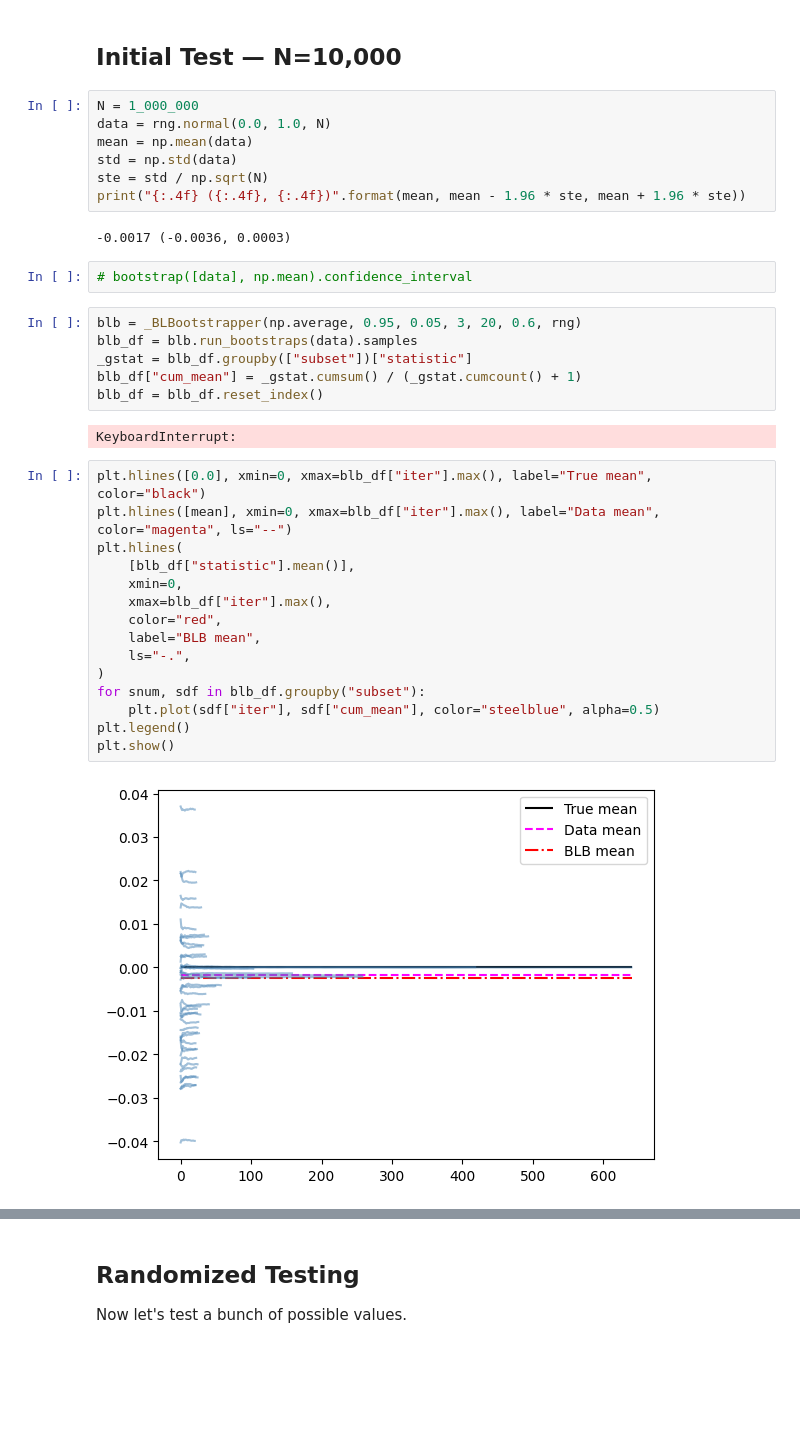
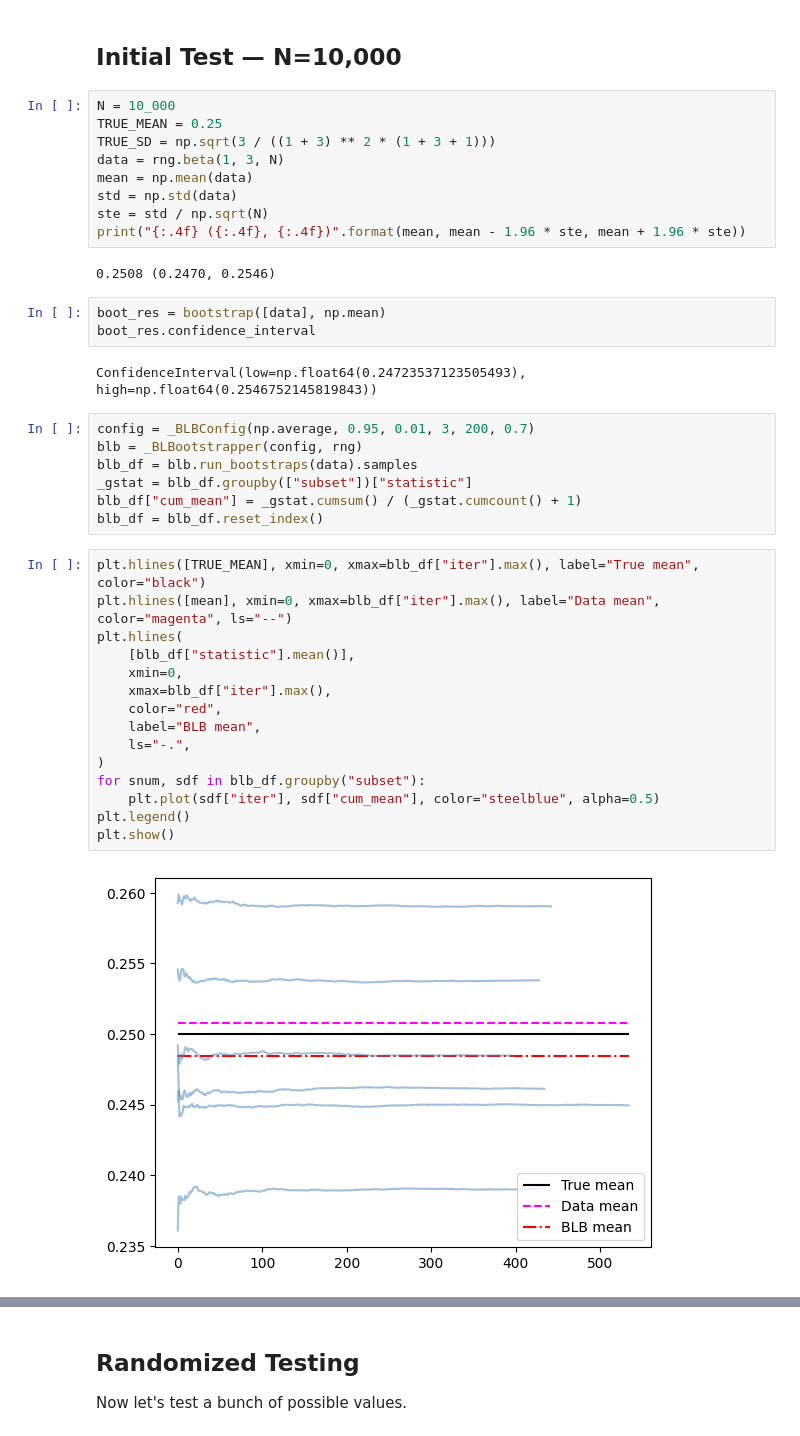
Before and after one commit to lenskit/lkpy, a Jupyter notebook: notebooks/BLB.ipynb, the cells around one changed output, grey strips where cells are left out. Saved outputs shown, nothing was run; the diff lists cells and outputs as text; blank space fills up the shorter version.

```diff
--- a/notebooks/BLB.ipynb
+++ b/notebooks/BLB.ipynb
@@ -19,38 +19,42 @@ rng = np.random.default_rng(20250602)
 # %% [markdown]
 ## Initial Test — N=10,000
 # %%
-N = 1_000_000
-data = rng.normal(0.0, 1.0, N)
+N = 10_000
+TRUE_MEAN = 0.25
+TRUE_SD = np.sqrt(3 / ((1 + 3) ** 2 * (1 + 3 + 1)))
+data = rng.beta(1, 3, N)
 mean = np.mean(data)
 std = np.std(data)
 ste = std / np.sqrt(N)
 print("{:.4f} ({:.4f}, {:.4f})".format(mean, mean - 1.96 * ste, mean + 1.96 * ste))
 # %% [output]
--0.0017 (-0.0036, 0.0003)
+0.2508 (0.2470, 0.2546)
 # %%
-# bootstrap([data], np.mean).confidence_interval
+boot_res = bootstrap([data], np.mean)
+boot_res.confidence_interval
+# %% [output]
+ConfidenceInterval(low=np.float64(0.24723537123505493), high=np.float64(0.2546752145819843))
 # %%
-blb = _BLBootstrapper(np.average, 0.95, 0.05, 3, 20, 0.6, rng)
+config = _BLBConfig(np.average, 0.95, 0.01, 3, 200, 0.7)
+blb = _BLBootstrapper(config, rng)
 blb_df = blb.run_bootstraps(data).samples
 _gstat = blb_df.groupby(["subset"])["statistic"]
 blb_df["cum_mean"] = _gstat.cumsum() / (_gstat.cumcount() + 1)
 blb_df = blb_df.reset_index()
-# %% [output]
-KeyboardInterrupt:
 # %%
-plt.hlines([0.0], xmin=0, xmax=blb_df["iter"].max(), label="True mean", color="black")
+plt.hlines([TRUE_MEAN], xmin=0, xmax=blb_df["iter"].max(), label="True mean", color="black")
 plt.hlines([mean], xmin=0, xmax=blb_df["iter"].max(), label="Data mean", color="magenta", ls="--")
 plt.hlines(
     [blb_df["statistic"].mean()],
     xmin=0,
     xmax=blb_df["iter"].max(),
     color="red",
     label="BLB mean",
     ls="-.",
 )
 for snum, sdf in blb_df.groupby("subset"):
     plt.plot(sdf["iter"], sdf["cum_mean"], color="steelblue", alpha=0.5)
 plt.legend()
 plt.show()
 # %% [output]
-[figure, old version]
+[figure, new version]
```
Also changed, not shown: parts of 17 cells of this notebook, 1 other file.
